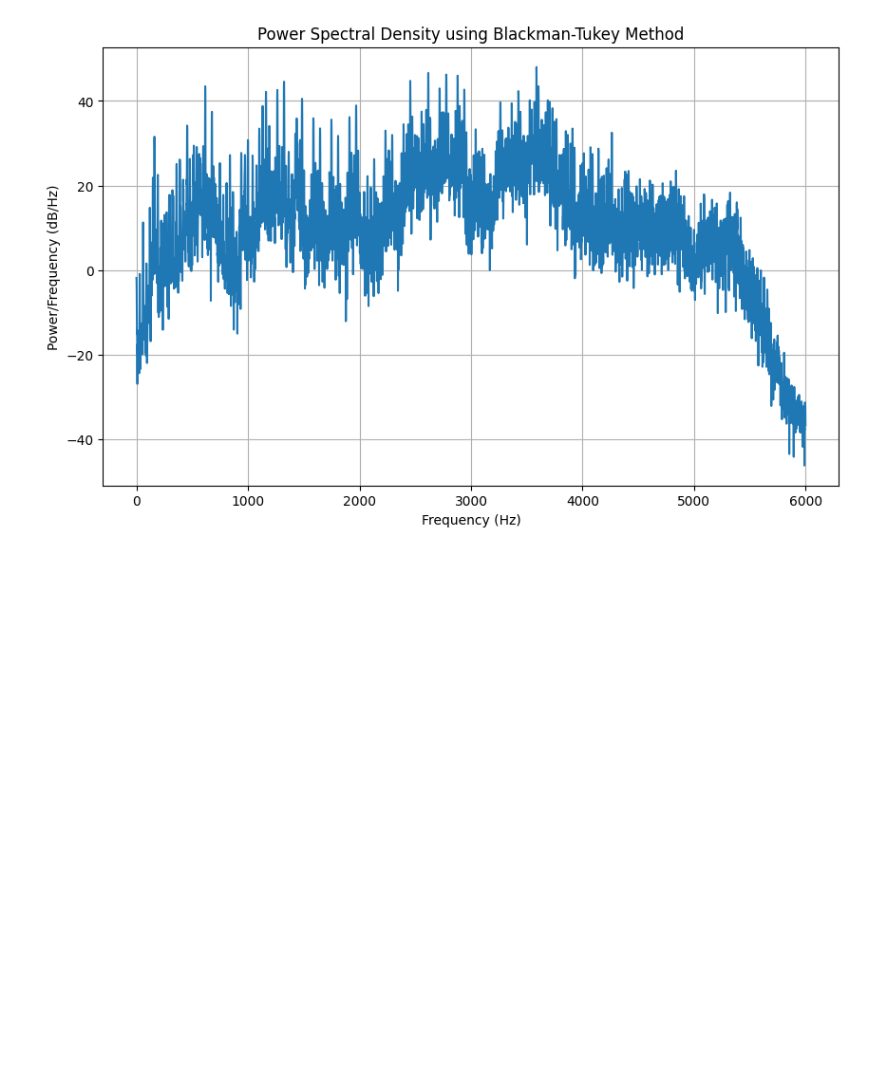
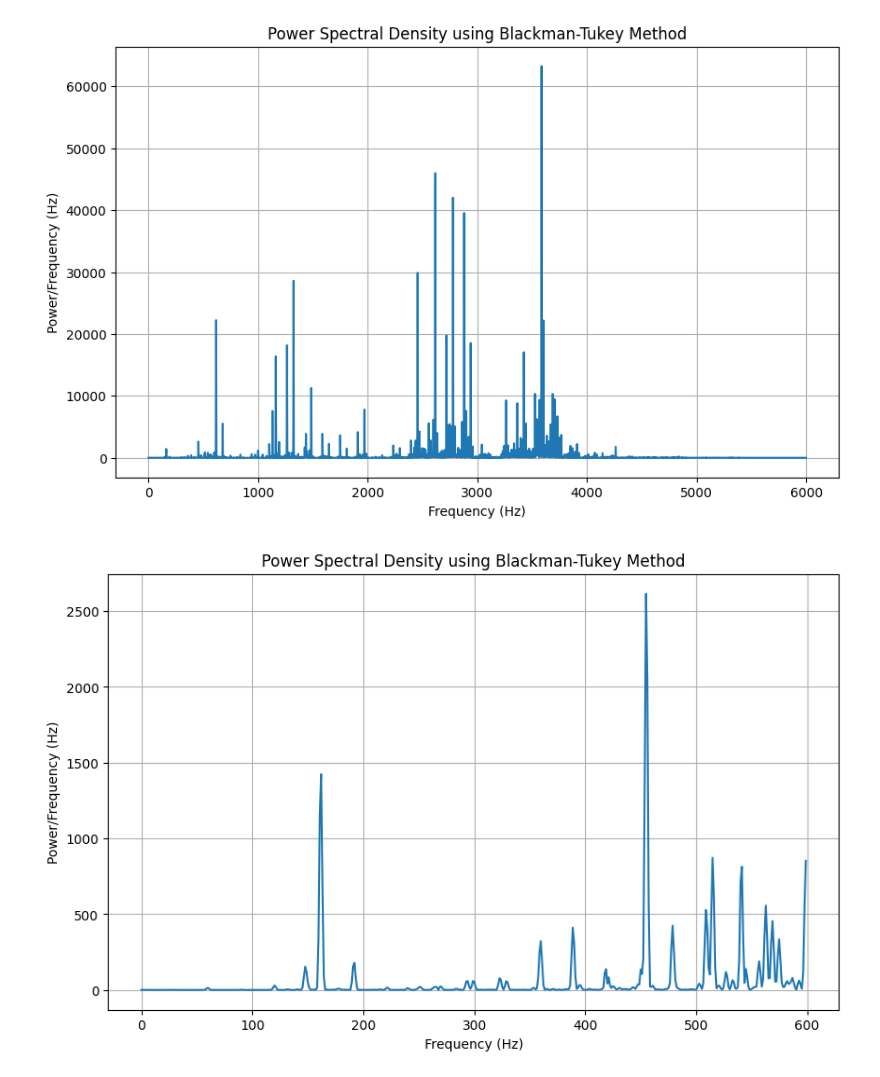
Before and after one commit to mbrunka/stochastyka-white-noise, a Jupyter notebook: plik.ipynb, the cells around one changed output. Cells and saved outputs as stored; diff of their text form; code cells hidden in the pictures; blank space fills up the shorter version.

```diff
--- a/plik.ipynb
+++ b/plik.ipynb
@@ -204,32 +246,43 @@ mean: 3.6203525127817754e-05
 # %%
 # Generate time axis (optional, for reference)
 t = np.linspace(0, CZAS_TRWANIA, ILOSC_PROBEK, endpoint=False)
 
 # Compute the autocorrelation of the signal
 def autocorrelation(signal):
     result = np.correlate(signal, signal, mode='full')
     return result[result.size // 2:]
 
 autocorr = autocorrelation(dane)
 
 # Apply a window function (Blackman window)
 window = np.blackman(len(autocorr))
 windowed_autocorr = autocorr * window
 
 # Perform FFT to get the Power Spectral Density (PSD)
 psd = np.fft.fft(windowed_autocorr, n=ILOSC_PROBEK)
 psd = np.abs(psd)[:ILOSC_PROBEK // 2]
 
 # Frequency axis
 frequencies = np.fft.fftfreq(ILOSC_PROBEK, d=1/CZESTOTLIWOSC_PROBKOWANIA)[:ILOSC_PROBEK // 2]
 
 # Plot the result
 plt.figure(figsize=(10, 6))
-plt.plot(frequencies, 10 * np.log10(psd))
+plt.plot(frequencies, psd)
 plt.title('Power Spectral Density using Blackman-Tukey Method')
 plt.xlabel('Frequency (Hz)')
-plt.ylabel('Power/Frequency (dB/Hz)')
+plt.ylabel('Power/Frequency (Hz)')
 plt.grid()
 plt.show()
+
+for i in range(0, 4000, 500):
+    # Plot the result
+    plt.figure(figsize=(10, 6))
+    plt.plot(frequencies[i:i+500], psd[i:i+500])
+    plt.title('Power Spectral Density using Blackman-Tukey Method')
+    plt.xlabel('Frequency (Hz)')
+    plt.ylabel('Power/Frequency (Hz)')
+    plt.grid()
+    plt.show()
 # %% [output]
-[figure, old version]
+[figure, new version]
+[figure, added]
```
Also changed, not shown: parts of 2 cells of this notebook.
